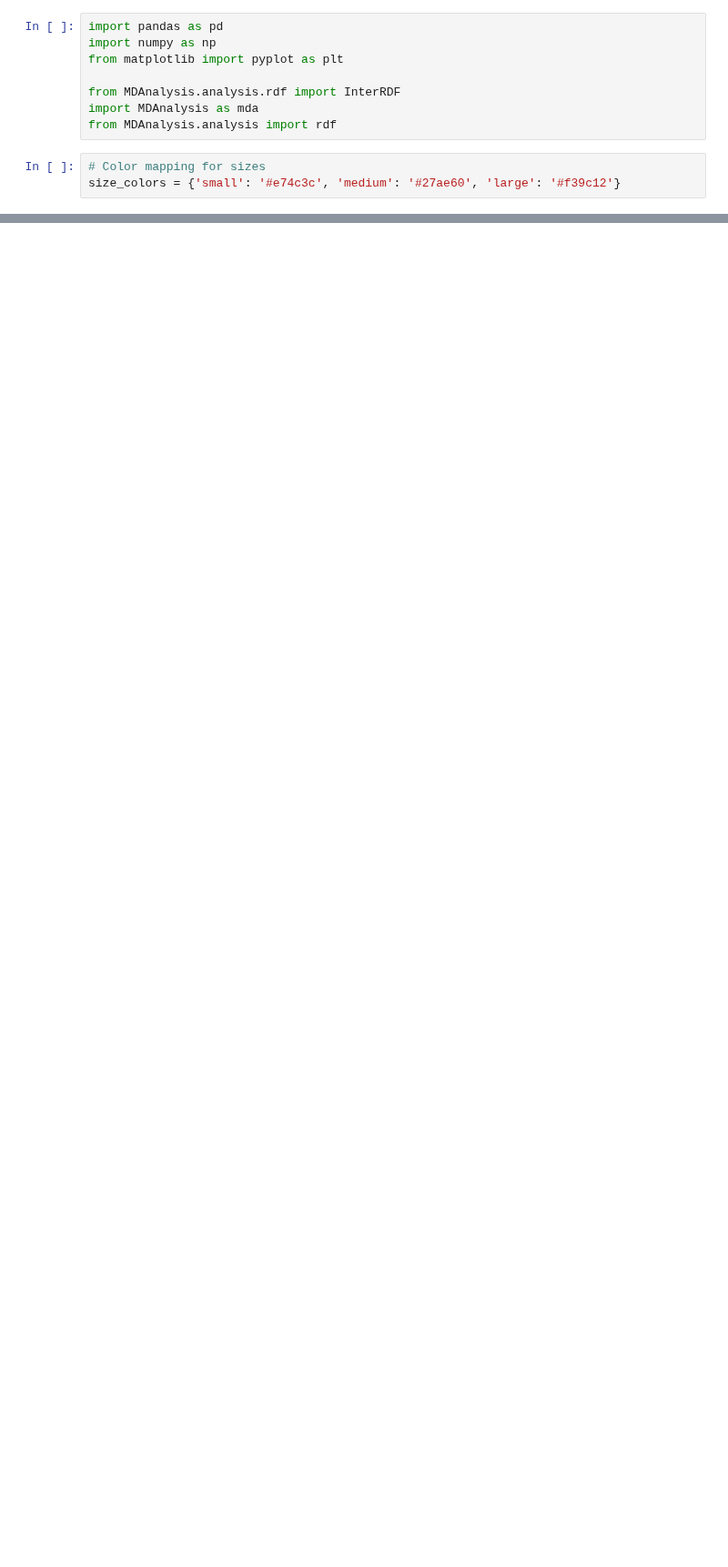
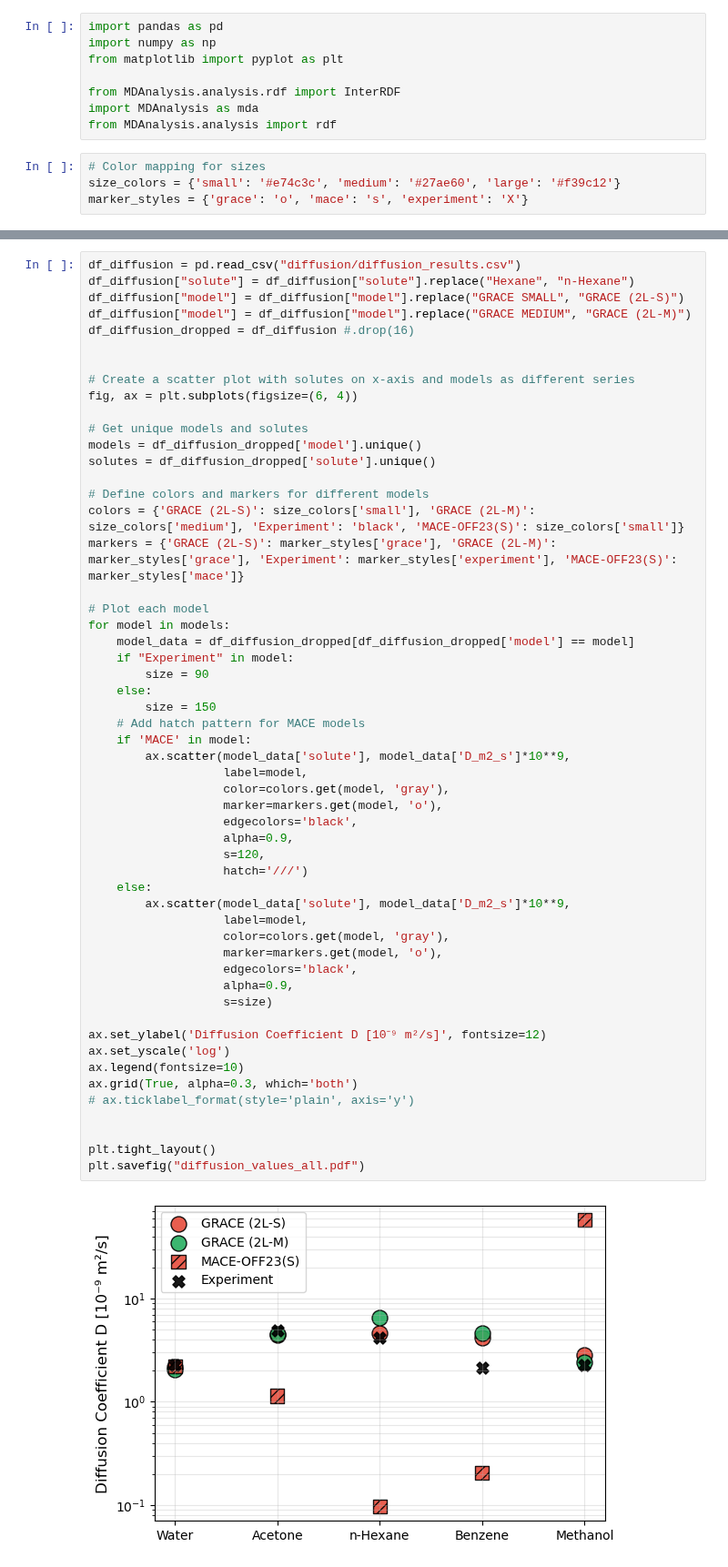
Before and after one commit to heid-lab/grace-off, a Jupyter notebook: analysis/final_plots.ipynb, the cells around one changed output, grey strips where cells are left out. Shown at 91% size. Drawn from its saved outputs; the diff is of its cells as text; blank space fills up the shorter version.

```diff
--- a/analysis/final_plots.ipynb
+++ b/analysis/final_plots.ipynb
@@ -9,6 +9,7 @@ from MDAnalysis.analysis import rdf
 # %%
 # Color mapping for sizes
 size_colors = {'small': '#e74c3c', 'medium': '#27ae60', 'large': '#f39c12'}
+marker_styles = {'grace': 'o', 'mace': 's', 'experiment': 'X'}
 # %%
 ##### Final Plots for Energies and Forces #####
 
@@ -195,0 +364,56 @@ plt.show()
+# %%
+df_diffusion = pd.read_csv("diffusion/diffusion_results.csv")
+df_diffusion["solute"] = df_diffusion["solute"].replace("Hexane", "n-Hexane")
+df_diffusion["model"] = df_diffusion["model"].replace("GRACE SMALL", "GRACE (2L-S)")
+df_diffusion["model"] = df_diffusion["model"].replace("GRACE MEDIUM", "GRACE (2L-M)")
+df_diffusion_dropped = df_diffusion #.drop(16)
+
+
+# Create a scatter plot with solutes on x-axis and models as different series
+fig, ax = plt.subplots(figsize=(6, 4))
+
+# Get unique models and solutes
+models = df_diffusion_dropped['model'].unique()
+solutes = df_diffusion_dropped['solute'].unique()
+
+# Define colors and markers for different models
+colors = {'GRACE (2L-S)': size_colors['small'], 'GRACE (2L-M)': size_colors['medium'], 'Experiment': 'black', 'MACE-OFF23(S)': size_colors['small']}
+markers = {'GRACE (2L-S)': marker_styles['grace'], 'GRACE (2L-M)': marker_styles['grace'], 'Experiment': marker_styles['experiment'], 'MACE-OFF23(S)': marker_styles['mace']}
+
+# Plot each model
+for model in models:
+    model_data = df_diffusion_dropped[df_diffusion_dropped['model'] == model]
+    if "Experiment" in model:
+        size = 90
+    else:
+        size = 150
+    # Add hatch pattern for MACE models
+    if 'MACE' in model:
+        ax.scatter(model_data['solute'], model_data['D_m2_s']*10**9,
+                   label=model,
+                   color=colors.get(model, 'gray'),
+                   marker=markers.get(model, 'o'),
+                   edgecolors='black',
+                   alpha=0.9,
+                   s=120,
+                   hatch='///')
+    else:
+        ax.scatter(model_data['solute'], model_data['D_m2_s']*10**9,
+                   label=model,
+                   color=colors.get(model, 'gray'),
+                   marker=markers.get(model, 'o'),
+                   edgecolors='black',
+                   alpha=0.9,
+                   s=size)
+
+ax.set_ylabel('Diffusion Coefficient D [10⁻⁹ m²/s]', fontsize=12)
+ax.set_yscale('log')
+ax.legend(fontsize=10)
+ax.grid(True, alpha=0.3, which='both')
+# ax.ticklabel_format(style='plain', axis='y')
+
+
+plt.tight_layout()
+plt.savefig("diffusion_values_all.pdf")
+# %% [output]
+[figure, added]
```
Also changed, not shown: parts of 6 cells of this notebook, 12 other files.
